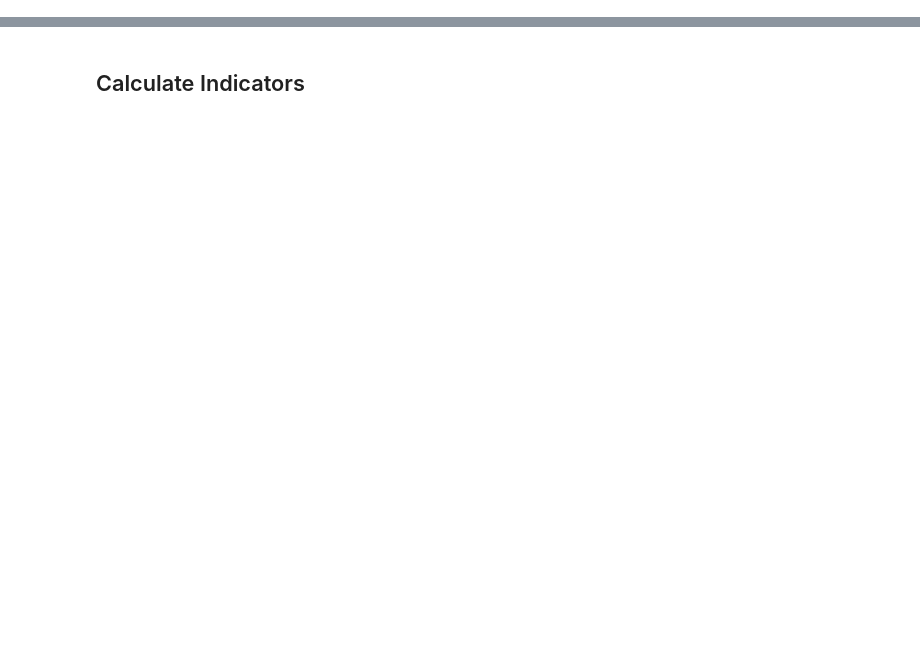
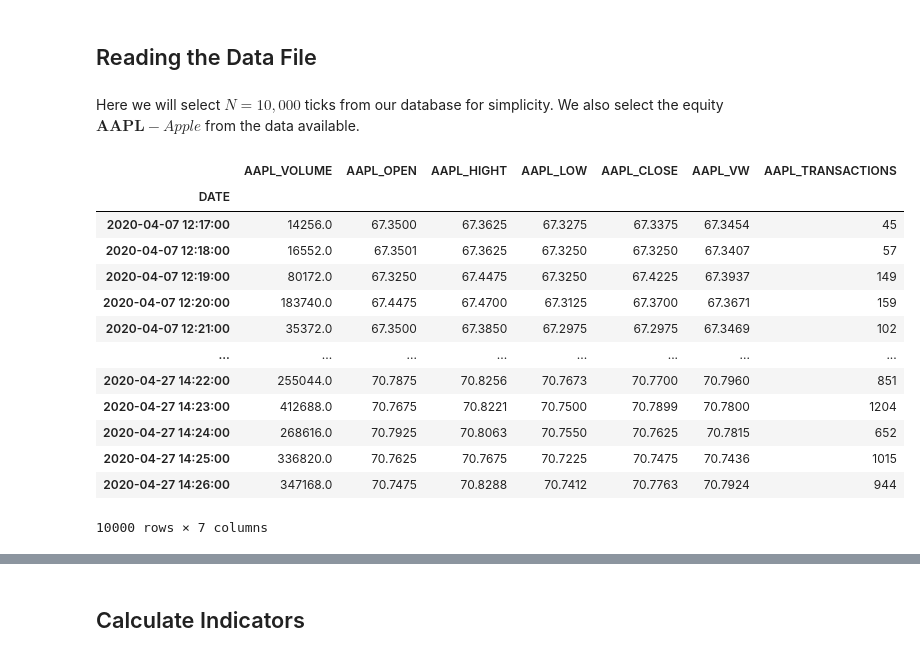
Before and after one commit to yashbhesaniya/fractional-differentiation-time-series, a Jupyter notebook: notebooks/denoising.ipynb, the cells around one changed output, grey strips where cells are left out. Cells and saved outputs as stored; diff of their text form; code cells hidden in the pictures; blank space fills up the shorter version.

```diff
--- a/notebooks/denoising.ipynb
+++ b/notebooks/denoising.ipynb
@@ -20,3 +26,19 @@ import matplotlib.pyplot as plt
 import seaborn as sns
 
 import math
+# %% [markdown]
+## Reading the Data File
+# %%
+# Defining time_index_col (must be the same column in all inputs) and keep_cols refering to the columns that will remain in the dataset
+dataloader = DataLoader(time_index_col= 'DATE',
+                    keep_cols = ['VOLUME','OPEN', 'HIGHT', 'LOW', 'CLOSE', 'VW','TRANSACTIONS'])
+# %% [markdown]
+Here we will select $N=10,000$ ticks from our database for simplicity. We also select the equity $\textbf{AAPL}-Apple$ from  the data available.
+# %%
+# Example Files
+fname_RUBEUR = 'FX/RUBEUR_2020-04-07_2022-04-06.parquet'
+fname_USDBRL = 'FX/USDBRL_2020-04-07_2022-04-06.parquet'
+fname_AAPL = 'equities/AAPL_2020-04-07_2022-04-06.parquet'
+
+# No. of Records from example dataset
+N = 10000
@@ -22,0 +49,19 @@ import math
+# %%
+# loading assets into to an unique df
+df = dataloader.load_dataset({ticker:'../data/'+fname}).iloc[:N]
+display(df)
+# %% [output]
+|  | AAPL_VOLUME | AAPL_OPEN | AAPL_HIGHT | AAPL_LOW | AAPL_CLOSE | AAPL_VW | AAPL_TRANSACTIONS |
+| DATE |  |  |  |  |  |  |  |
+| 2020-04-07 12:17:00 | 14256.0 | 67.3500 | 67.3625 | 67.3275 | 67.3375 | 67.3454 | 45 |
+| 2020-04-07 12:18:00 | 16552.0 | 67.3501 | 67.3625 | 67.3250 | 67.3250 | 67.3407 | 57 |
+| 2020-04-07 12:19:00 | 80172.0 | 67.3250 | 67.4475 | 67.3250 | 67.4225 | 67.3937 | 149 |
+| 2020-04-07 12:20:00 | 183740.0 | 67.4475 | 67.4700 | 67.3125 | 67.3700 | 67.3671 | 159 |
+| 2020-04-07 12:21:00 | 35372.0 | 67.3500 | 67.3850 | 67.2975 | 67.2975 | 67.3469 | 102 |
+| ... | ... | ... | ... | ... | ... | ... | ... |
+| 2020-04-27 14:22:00 | 255044.0 | 70.7875 | 70.8256 | 70.7673 | 70.7700 | 70.7960 | 851 |
+| 2020-04-27 14:23:00 | 412688.0 | 70.7675 | 70.8221 | 70.7500 | 70.7899 | 70.7800 | 1204 |
+| 2020-04-27 14:24:00 | 268616.0 | 70.7925 | 70.8063 | 70.7550 | 70.7625 | 70.7815 | 652 |
+| 2020-04-27 14:25:00 | 336820.0 | 70.7625 | 70.7675 | 70.7225 | 70.7475 | 70.7436 | 1015 |
+| 2020-04-27 14:26:00 | 347168.0 | 70.7475 | 70.8288 | 70.7412 | 70.7763 | 70.7924 | 944 |
+10000 rows × 7 columns
```
Also changed, not shown: parts of 52 cells of this notebook, 6 other files.
